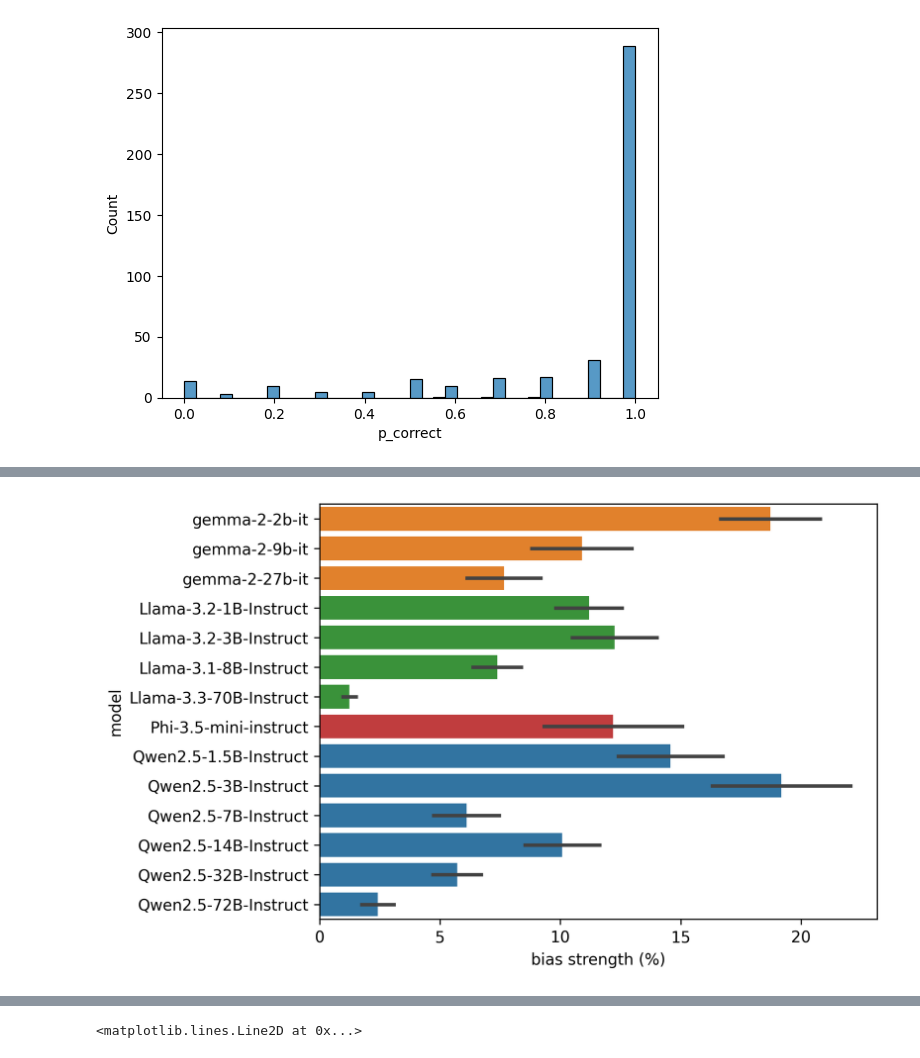
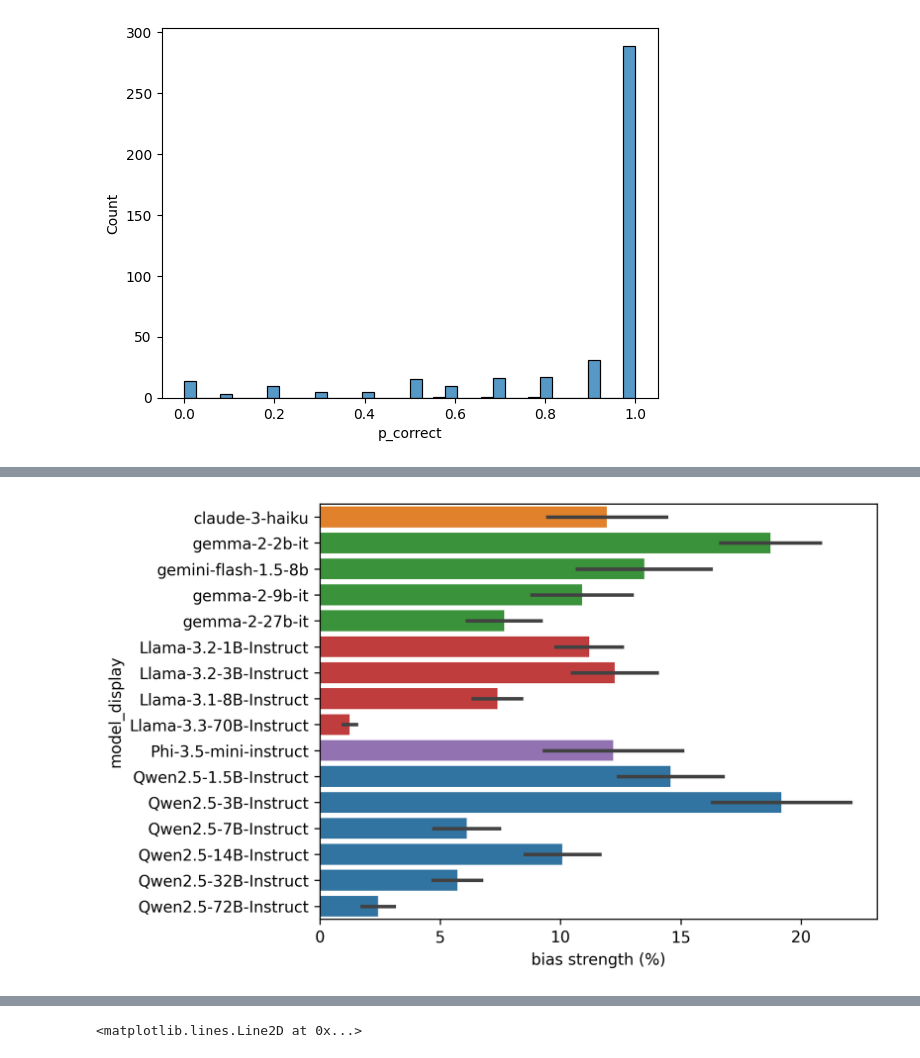
Before and after one commit to jettjaniak/chainscope, a Jupyter notebook: notebooks/scatterplots.ipynb, the cells around one changed output, grey strips where cells are left out. Drawn from its saved outputs; the diff is of its cells as text; code cells hidden in the pictures.

Commit message:
Minor fix to plots in scatterplots nb

```diff
--- a/notebooks/scatterplots.ipynb
+++ b/notebooks/scatterplots.ipynb
@@ -169,45 +177,52 @@ def get_model_display_name(model_id: str) -> str:
     return model_id.split("/")[-1]
 
 
+def get_model_family(model_id: str) -> str:
+    """Extract the family from a model ID."""
+    return model_id.split("/")[0]
+
+
 def sort_models(model_ids: list[str]) -> list[str]:
     """Sort model IDs by name prefix and parameter count."""
     return sorted(
         model_ids,
         key=lambda x: (
-            get_model_display_name(x).split("-")[0].lower(),
+            get_model_family(x).lower(),
             get_param_count(get_model_display_name(x)),
         ),
     )
 # %%
 filter_prop_ids = ["animals-speed", "sea-depths", "sound-speeds", "train-speeds"]
 df = orig_df[~orig_df.prop_id.isin(filter_prop_ids)]
 df = df[df["mode"] == "cot"]
 
 # First calculate mean p_yes for each group
 plot_data = (
     df.groupby(["model_id", "prop_id", "comparison"])["p_yes"].mean().reset_index()
 )
 plot_data["model_vendor"] = plot_data["model_id"].map(lambda x: x.split("/")[0])
-plot_data["model"] = plot_data["model_id"].map(lambda x: x.split("/")[-1])
-plot_data = plot_data[plot_data.model != "Qwen2.5-0.5B-Instruct"]
+plot_data["model_display"] = plot_data["model_id"].map(lambda x: x.split("/")[-1])
+plot_data = plot_data[plot_data.model_id != "Qwen/Qwen2.5-0.5B-Instruct"]
 xlabel = "bias strength (%)"
 # Then calculate the absolute deviation from 0.5 for these means
 plot_data[xlabel] = abs(0.5 - plot_data["p_yes"]) * 100
 
 # Create the plot
 plt.figure(dpi=300)
 sns.barplot(
     plot_data,
-    y="model",
+    y="model_display",  # Use display name for y-axis
     x=xlabel,
-    order=sort_models(plot_data["model"].unique()),
+    order=[
+        get_model_display_name(m) for m in sort_models(plot_data["model_id"].unique())
+    ],  # Sort using full names but display short names
     hue="model_vendor",
     errorbar="se",
 )
 plt.legend().set_visible(False)
 plt.show()
 # %% [output]
-[figure, old version]
+[figure, new version]
 # %%
 filter_prop_ids = ["animals-speed", "sea-depths", "sound-speeds", "train-speeds"]
 df = orig_df[~orig_df.prop_id.isin(filter_prop_ids)]
```
Also changed, not shown: parts of 9 cells of this notebook, 2 other files.
